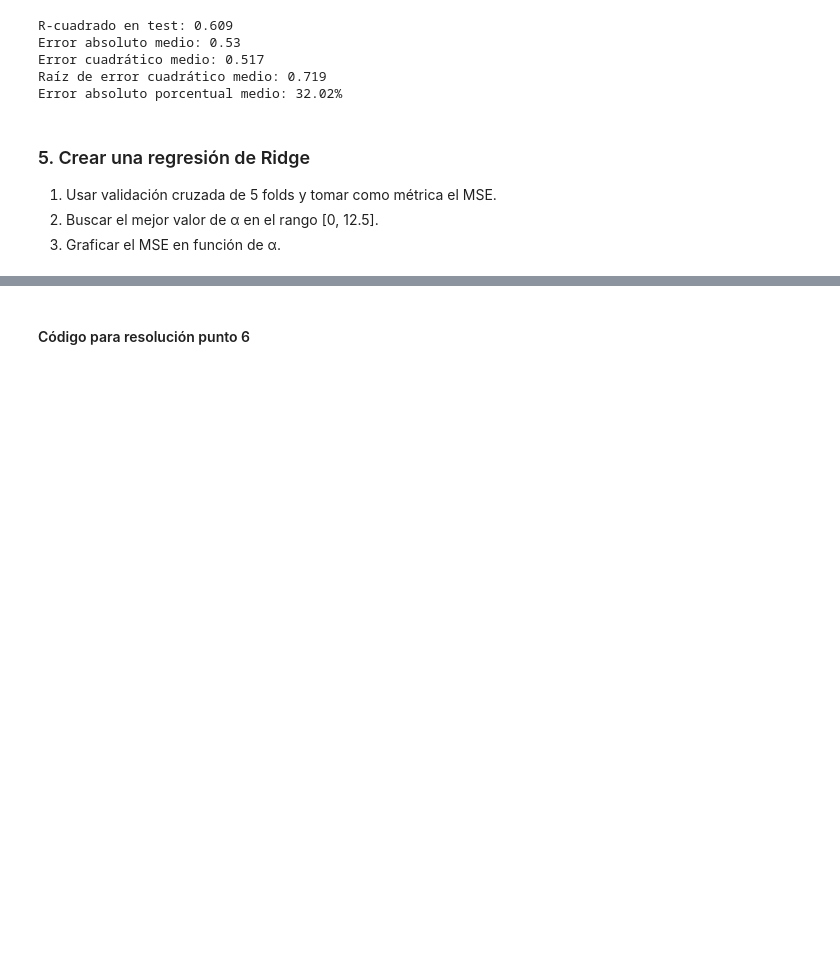
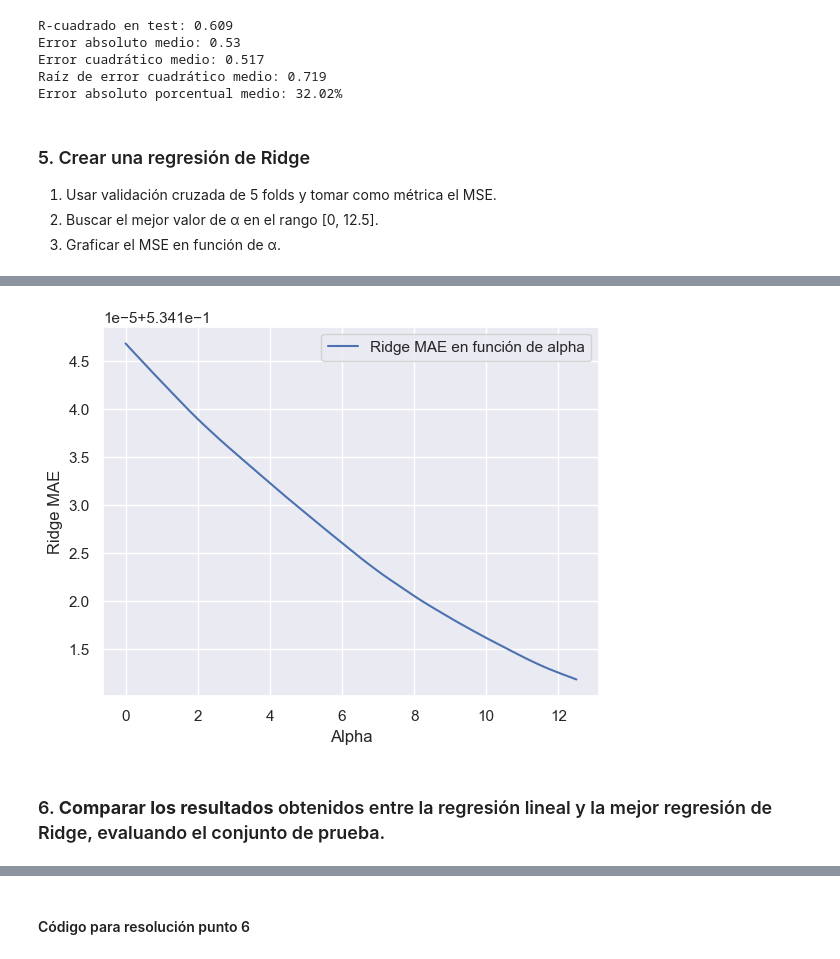
Before and after one commit to gasper-az/intro_ia, a Jupyter notebook: resoluciones_tp/tp_02/resolucion_tp_02.ipynb, the cells around one changed output, grey strips where cells are left out. Drawn from its saved outputs; the diff is of its cells as text; code cells hidden in the pictures; blank space fills up the shorter version.

Commit message:
[TP-02] actualizo punto 5 usando cross_val_score

```diff
--- a/resoluciones_tp/tp_02/resolucion_tp_02.ipynb
+++ b/resoluciones_tp/tp_02/resolucion_tp_02.ipynb
@@ -234,7 +241,7 @@ numerical_columns = ['MedInc', 'HouseAge', 'AveRooms', 'AveBedrms', 'Population'
 # Creamos el preprocesamiento para las columnas
 preprocessor = ColumnTransformer(
     transformers=[
-        ('num', StandardScaler(), numerical_columns)    # Escalamos las variables numéricas
+        ('num', StandardScaler(), california_housing['feature_names'])    # Escalamos las variables numéricas
     ]
 )
 
@@ -394,0 +340,37 @@ plt.show()
+# %%
+# Definimos el alfa mínimo, alfa máximo, y la cantidad de subdivisiones
+alpha_min = 0
+alpha_max = 12.5
+alpha_subdivisions = 100
+
+alpha_array = np.linspace(alpha_min, alpha_max, alpha_subdivisions)
+
+# Definimos la cantidad de folds
+number_of_folds = 5
+
+cv_mse_ridge_errors = []
+cv_mae_ridge_errors = []
+
+for alpha in alpha_array:
+
+    ridge = Ridge(alpha=alpha)
+    if alpha == 0:
+        ridge = LinearRegression()
+
+    # Scoring: https://scikit-learn.org/stable/modules/model_evaluation.html#string-name-scorers
+    cv_mse = cross_val_score(ridge, X_train_processed, y=y_train, scoring="neg_mean_squared_error", cv=number_of_folds, n_jobs=-1)
+    cv_mae = cross_val_score(ridge, X_train_processed, y=y_train, scoring="neg_mean_absolute_error", cv=number_of_folds, n_jobs=-1)
+
+    cv_mse_mean = cv_mse.mean() * -1
+    cv_mae_mean = cv_mae.mean() * -1
+
+    # Calcular el MAE y MSE para cada Alfa (multiplicamos por -1 porque el cross_val_score devuelve números negativos)
+    cv_mse_ridge_errors.append(cv_mse_mean)
+    cv_mae_ridge_errors.append(cv_mae_mean)
+
+# Mostramos cual es el mejor valor de alpha para Ridge
+best_alpha_mse_ridge = alpha_array[np.argmin(cv_mse_ridge_errors)]
+best_alpha_mae_ridge = alpha_array[np.argmin(cv_mae_ridge_errors)]
+
+print(f"El mejor valor de alpha para Ridge (MSE) es: {best_alpha_mse_ridge}")
+print(f"El mejor valor de alpha para Ridge (MAE) es: {best_alpha_mae_ridge}")
@@ -394,0 +388,10 @@ plt.show()
+# %%
+plt.plot(alpha_array, cv_mae_ridge_errors, label='Ridge MAE en función de alpha')
+plt.xlabel("Alpha")
+plt.ylabel("Ridge MAE")
+plt.legend()
+plt.show()
+# %% [output]
+[figure, added]
+# %% [markdown]
+### 6. **Comparar los resultados** obtenidos entre la regresión lineal y la mejor regresión de Ridge, evaluando el conjunto de prueba.
```
Also changed, not shown: parts of 13 cells of this notebook.
